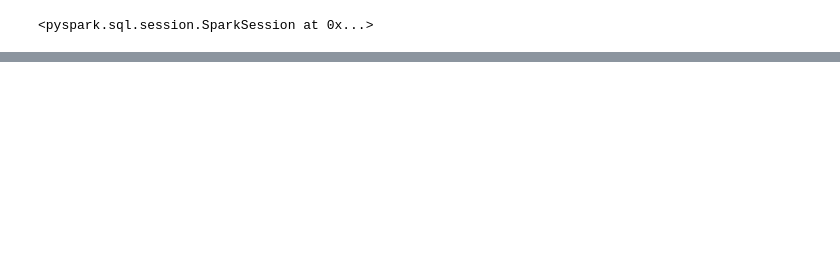
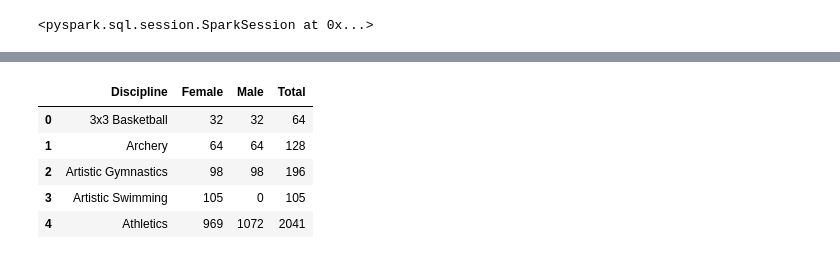
Before and after one commit to HowkMii/Olympics-in-Tokyo, a Jupyter notebook: Kaggle_Olympics_in_Tokyo.ipynb, the cells around one changed output, grey strips where cells are left out. Saved outputs shown, nothing was run; the diff lists cells and outputs as text; code cells hidden in the pictures; blank space fills up the shorter version.

```diff
--- a/Kaggle_Olympics_in_Tokyo.ipynb
+++ b/Kaggle_Olympics_in_Tokyo.ipynb
@@ -79,0 +112,9 @@ athletes.head()
+# %%
+entriesGender.head()
+# %% [output]
+|  | Discipline | Female | Male | Total |
+| 0 | 3x3 Basketball | 32 | 32 | 64 |
+| 1 | Archery | 64 | 64 | 128 |
+| 2 | Artistic Gymnastics | 98 | 98 | 196 |
+| 3 | Artistic Swimming | 105 | 0 | 105 |
+| 4 | Athletics | 969 | 1072 | 2041 |
```
Also changed, not shown: parts of 8 cells of this notebook.
